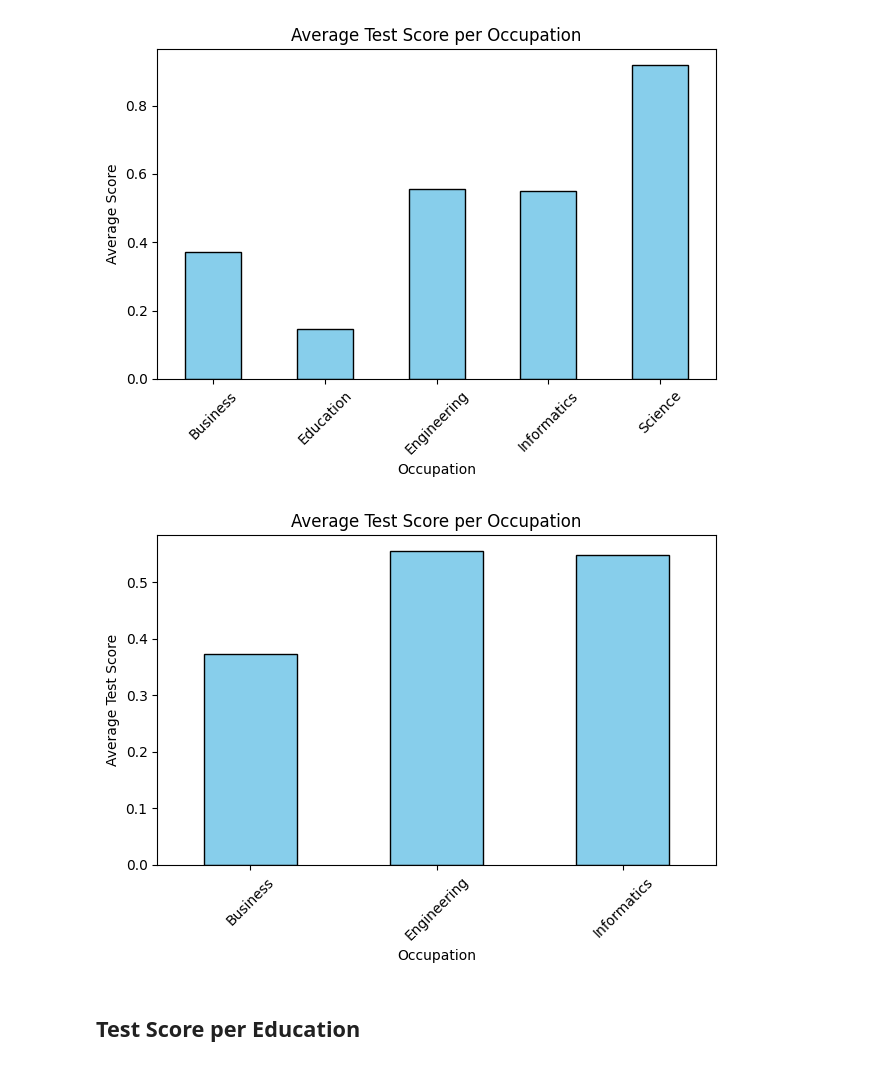
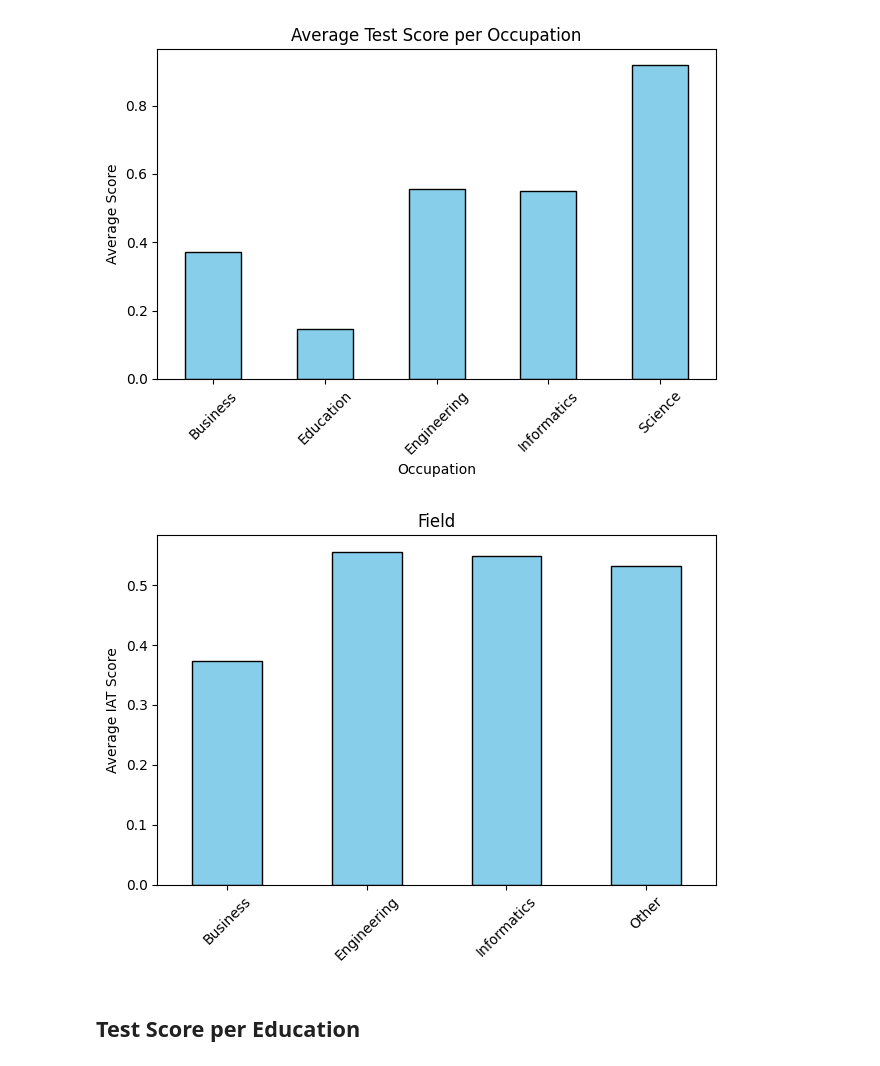
Before and after one commit to lauracorssac/Mindshift, a Jupyter notebook: Analysis/test.ipynb, the cells around one changed output. Drawn from its saved outputs; the diff is of its cells as text; code cells hidden in the pictures.

```diff
--- a/Analysis/test.ipynb
+++ b/Analysis/test.ipynb
@@ -91,0 +96,13 @@ df['abs_score'] = df['score'].abs()
+# %%
+def categorize_score(score):
+    if score < 0.15:
+        return "Little"
+    elif score < 0.35:
+        return "Slight"
+    elif score < 0.65:
+        return "Moderate"
+    else:
+        return "Strong"
+
+# Apply to DataFrame
+df['category'] = df['abs_score'].apply(categorize_score)
@@ -167,24 +192,38 @@ plt.show()
 # %% [output]
 [figure]
 # %%
+# Expand the occupations list into multiple rows per user
+df_exploded = df.explode('professions')
+
+# Get normalized occupation counts
 occupation_counts = df_exploded['professions'].value_counts(normalize=True)
 
+# Define threshold and split valid vs other
 valid_occupations = occupation_counts[occupation_counts >= 0.10].index
+other_occupations = occupation_counts[occupation_counts < 0.10].index
 
-filtered_df = df_exploded[df_exploded['professions'].isin(valid_occupations)]
+# Filter dataframes
+main_df = df_exploded[df_exploded['professions'].isin(valid_occupations)]
+other_df = df_exploded[df_exploded['professions'].isin(other_occupations)]
 
-avg_scores = filtered_df.groupby('professions')['abs_score'].mean()
+# Compute averages
+main_avg_scores = main_df.groupby('professions')['abs_score'].mean()
+other_avg_score = other_df['abs_score'].mean()
 
-avg_scores.plot(kind='bar', color='skyblue', edgecolor='black')
+# Add "Other" category
+avg_scores_with_other = main_avg_scores.copy()
+avg_scores_with_other['Other'] = other_avg_score
 
-plt.xlabel('Occupation')
-plt.ylabel('Average Test Score')
-plt.title('Average Test Score per Occupation')
+# Plot
+avg_scores_with_other.plot(kind='bar', color='skyblue', edgecolor='black')
+plt.xlabel('')
+plt.ylabel('Average IAT Score')
+plt.title('Field')
 plt.xticks(rotation=45)
 plt.tight_layout()
 plt.show()
 # %% [output]
-[figure, old version]
+[figure, new version]
 # %% [markdown]
 ## Test Score per Education
 # %%
```
Also changed, not shown: parts of 9 cells of this notebook, 4 other files.
